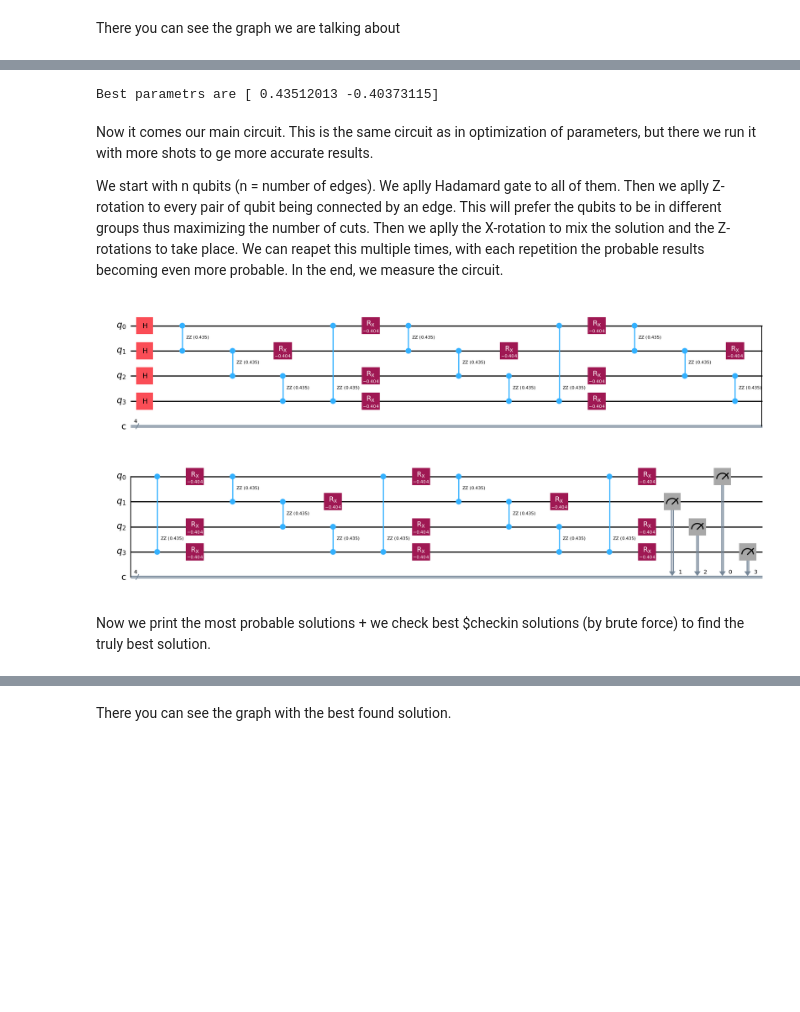
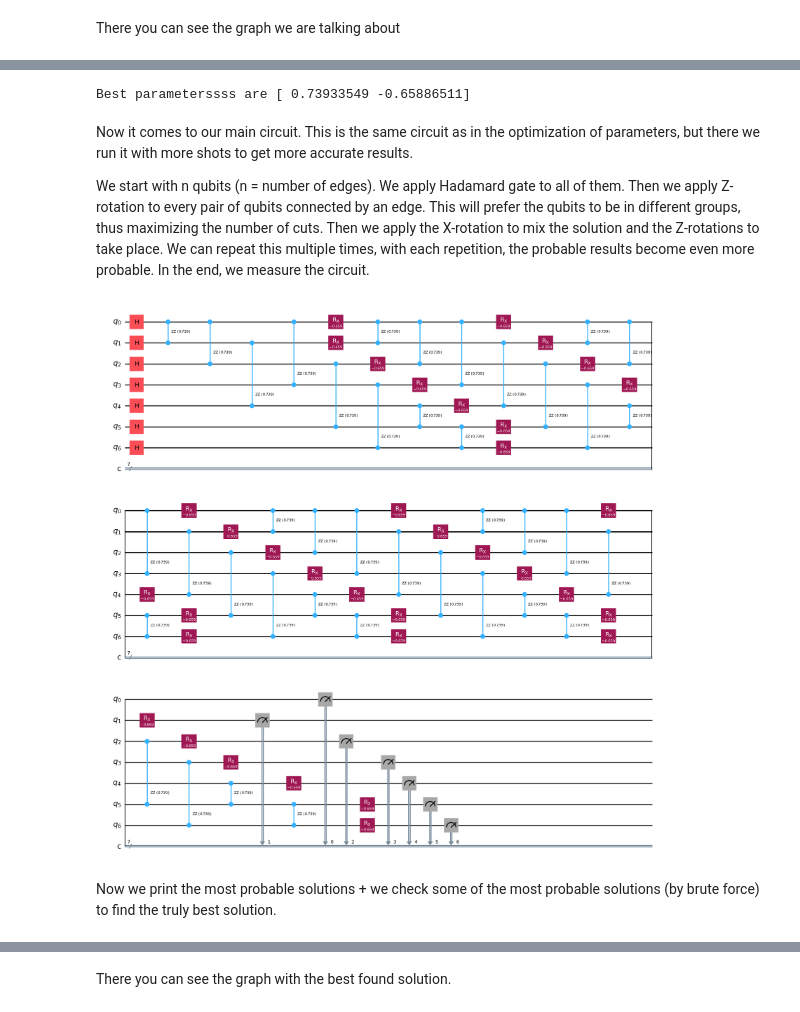
Before and after one commit to mforgo/Quantum-Examples, a Jupyter notebook: Circuits/QAOA.ipynb, the cells around one changed output, grey strips where cells are left out. Cells and saved outputs as stored; diff of their text form; code cells hidden in the pictures; blank space fills up the shorter version.

```diff
--- a/Circuits/QAOA.ipynb
+++ b/Circuits/QAOA.ipynb
@@ -189,16 +189,17 @@ import numpy as np
 import random
 
 edges= [
-    (0,1), (1,2),(2,3),(3,0)
-#(0,1), (0,2),(0,3), (1,4), (2,5), (3,6), (4,5), (5,6)
-#[0, 7], [1, 2], [1, 3], [1, 4], [1, 7], [2, 4], [2, 5], [2, 7], [2, 8], [2, 9], [2, 10], [4, 6], [5, 6], [5, 7], [5, 8], [5, 9], [7, 9], [7, 10]
-#(0, 2),(0, 4),(0, 6),(0, 11),(1, 3),(1, 7),(1, 10),(1, 13),(2, 12),(2, 13),(2, 14),(3, 10),(3, 11),(3, 12),(4, 8),(4, 11),(5, 9),(5, 13),(6, 12),(7, 8),(7, 12),(7, 13),(9, 10),(9, 11),(13, 14)
+#(0,1), (1,2),(2,3),(3,0)#optimal solution = 4
+(0,1), (0,2),(0,3), (1,4), (2,5), (3,6), (4,5), (5,6) #optimal solution = 7
+#(0, 7), (1, 2), (1, 3), (1, 4), (1, 7), (2, 4), (2, 5), (2, 7), (2, 8), (2, 9), (2, 10), (4, 6), (5, 6), (5, 7), (5, 8), (5, 9), (7, 9), (7, 10) #optimal solution = 14
+#(0, 2),(0, 4),(0, 6),(0, 11),(1, 3),(1, 7),(1, 10),(1, 13),(2, 12),(2, 13),(2, 14),(3, 10),(3, 11),(3, 12),(4, 8),(4, 11),(5, 9),(5, 13),(6, 12),(7, 8),(7, 12),(7, 13),(9, 10),(9, 11),(13, 14) #optimal solution = idk
+#uncomment row to try different graph
 ]
-#edges is list of edges in graph, [x, y] means there is an edge from vertix x to vertix y
-n = 4
+#edges is list of edges in graph, [x, y] means there is an edge from vertex x to vertex y
+n = num_vertices = len({v for e in edges for v in e})
 #n is number of vertices
 depth = 5 #how many layers
-shots = 10000
-seeds = 10
-checkin = 10
+shots = 10000 #how many times it simulates
+seeds = 100 #how many times tries to optimize ɣ, β
+checkin = 10 #this number of most prbable results is being checked
 # %% [markdown]
@@ -243,27 +247,27 @@ There we use function minimize. You input some other function and reapetetly run
 # %%
 def f(params):#define the function
     gamma,beta = params
-    q = QuantumRegister(n, 'q')
-    c = ClassicalRegister(n, 'c')
-    qc = QuantumCircuit(q, c)
+    q = QuantumRegister(n, 'q') #create n qubits
+    c = ClassicalRegister(n, 'c') #create n classical bits
+    qc = QuantumCircuit(q, c) #create the circuit
     for i in range (n):
-        qc.h(q[i])
+        qc.h(q[i]) #apply Hadamard gate to every qubit
     for i in range(depth):
         for (i, j) in edges:
-            qc.rzz(gamma, q[i], q[j])
+            qc.rzz(gamma, q[i], q[j]) #apply RZZ to every pair of qubits given in list of edges (turns around Z-axis by gamma) (cost Hadamard)
         for i in range (n):
-            qc.rx(beta, q[i])
+            qc.rx(beta, q[i]) #apply RX (rotation around X-axis by beta) to every qubit (mixer Hadamard)
     for i in range (n):
-        qc.measure(q[i], c[i])
+        qc.measure(q[i], c[i]) #measure all qubits
 #create the circuit
-    simulator = AerSimulator(shots=shots/10)
+    simulator = AerSimulator(shots=shots/10) #setup the simulator for 1/10 shots times
     job = simulator.run(qc)
     #runs the simulator
     result = job.result()
     counts = result.get_counts()
-    sorted_counts = sorted(counts.items(), key=lambda item: item[1], reverse=True)[0:checkin]
+    sorted_counts = sorted(counts.items(), key=lambda item: item[1], reverse=True)[0:checkin] #sort the results by probability
     exval = 0
-    for j in (sorted_counts):
+    for j in (sorted_counts): #counts the expected value of top checkin counts
         count = j[1]
         bitstring = j[0]
         exval += exp_val(edges, bitstring, count)
@@ -273,31 +277,30 @@ def f(params):#define the function
 
 result = []
 for i in range(seeds):
-    result.append(minimize(f, [random.random(), random.random()], method='COBYLA'))
-best = min(result, key=lambda r: r["fun"])
-print("Best parametrs are " + str(best["x"]))
+    result.append(minimize(f, [random.random(), random.random()], method='COBYLA')) #this function tries to optimilize it multiple times
+best = min(result, key=lambda r: r["fun"]) #select best parameters
+print("Best parameterssss are " + str(best["x"]))
 # %% [output]
-Best parametrs are [ 0.43512013 -0.40373115]
+Best parameterssss are [ 0.73933549 -0.65886511]
 # %% [markdown]
-Now it comes our main circuit. This is the same circuit as in optimization of parameters, but there we run it with more shots to ge more accurate results.
+Now it comes to our main circuit. This is the same circuit as in the optimization of parameters, but there we run it with more shots to get more accurate results.
 
-We start with n qubits (n = number of edges). We aplly Hadamard gate to all of them. Then we aplly Z-rotation to every pair of qubit being connected by an edge. This will prefer the qubits to be in different groups thus maximizing the number of cuts. Then we aplly the X-rotation to mix the solution and the Z-rotations to take place. We can reapet this multiple times, with each repetition the probable results becoming even more probable. In the end, we measure the circuit.
+We start with n qubits (n = number of edges). We apply Hadamard gate to all of them. Then we apply Z-rotation to every pair of qubits connected by an edge. This will prefer the qubits to be in different groups, thus maximizing the number of cuts. Then we apply the X-rotation to mix the solution and the Z-rotations to take place. We can repeat this multiple times, with each repetition, the probable results become even more probable. In the end, we measure the circuit.
 # %%
-
-q = QuantumRegister(n, 'q')
-c = ClassicalRegister(n, 'c')
-qc = QuantumCircuit(q, c)
+q = QuantumRegister(n, 'q') #create n qubits
+c = ClassicalRegister(n, 'c') #create n classical bits
+qc = QuantumCircuit(q, c) #create the circuit
 for i in range (n):
-    qc.h(q[i])
-for k in range(depth):
+    qc.h(q[i]) #apply Hadamard gate to every qubit
+for i in range(depth):
     gamma, beta = best["x"]
     for (i, j) in edges:
-        qc.rzz(gamma, q[i], q[j])
+        qc.rzz(gamma, q[i], q[j]) #apply RZZ to every pair of qubits given in list of edges (turns around Z-axis by gamma) (cost Hadamard)
     for i in range (n):
-        qc.rx(beta, q[i])
+        qc.rx(beta, q[i]) #apply RX (rotation around X-axis by beta) to every qubit (mixer Hadamard)
 for i in range (n):
-    qc.measure(q[i], c[i])
-qc.draw("mpl")
+    qc.measure(q[i], c[i]) #measure all qubits
+qc.draw("mpl")#draws the circuit
 # %% [output]
-[figure, old version]
+[figure, new version]
 # %%
@@ -306,5 +309,5 @@ job = simulator.run(qc)
 result = job.result()
 counts = result.get_counts()
 # %% [markdown]
-Now we print the most probable solutions + we check best $checkin solutions (by brute force) to find the truly best solution.
+Now we print the most probable solutions + we check some of the most probable solutions (by brute force) to find the truly best solution.
 # %%
```
Also changed, not shown: parts of 12 cells of this notebook.
